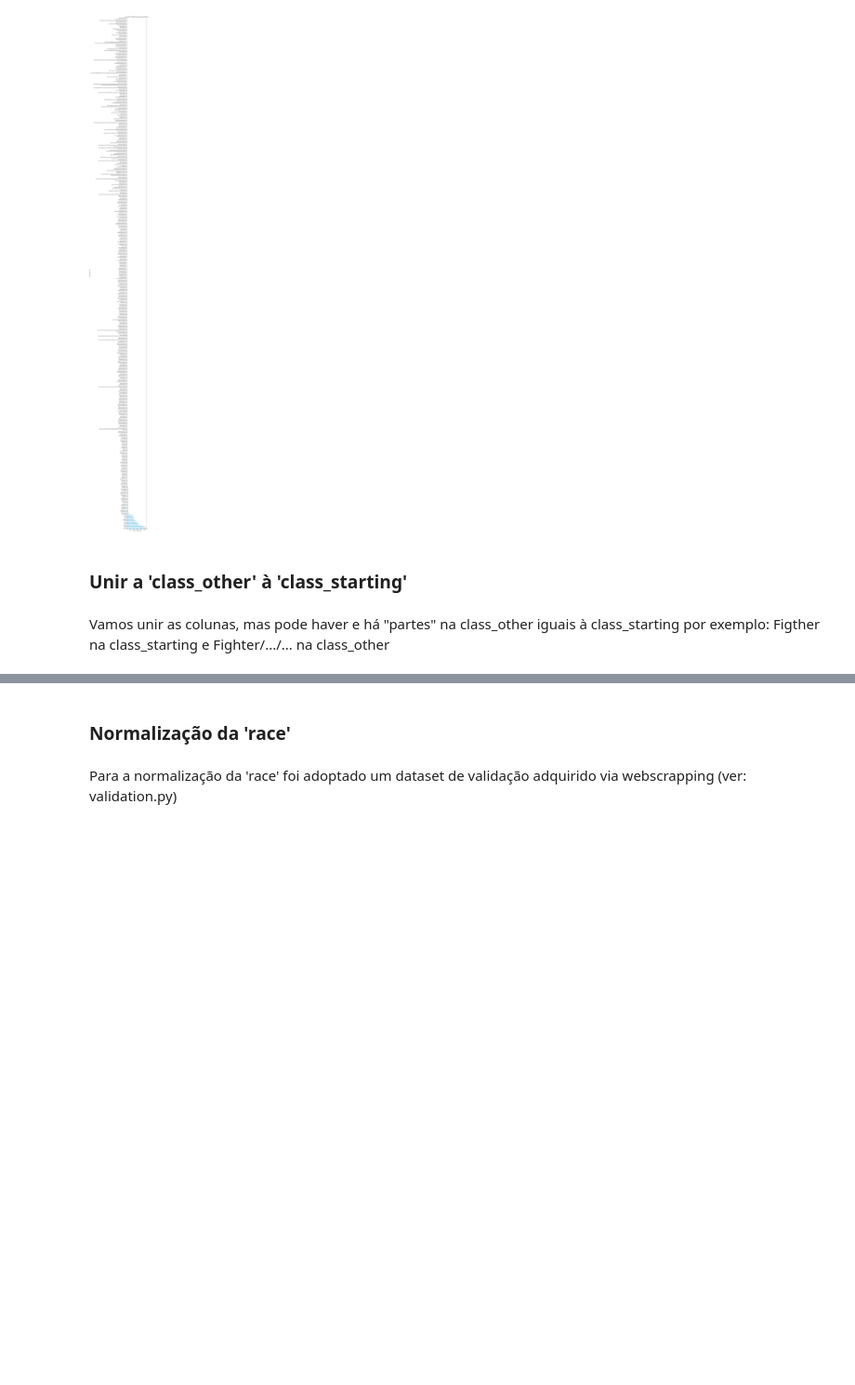
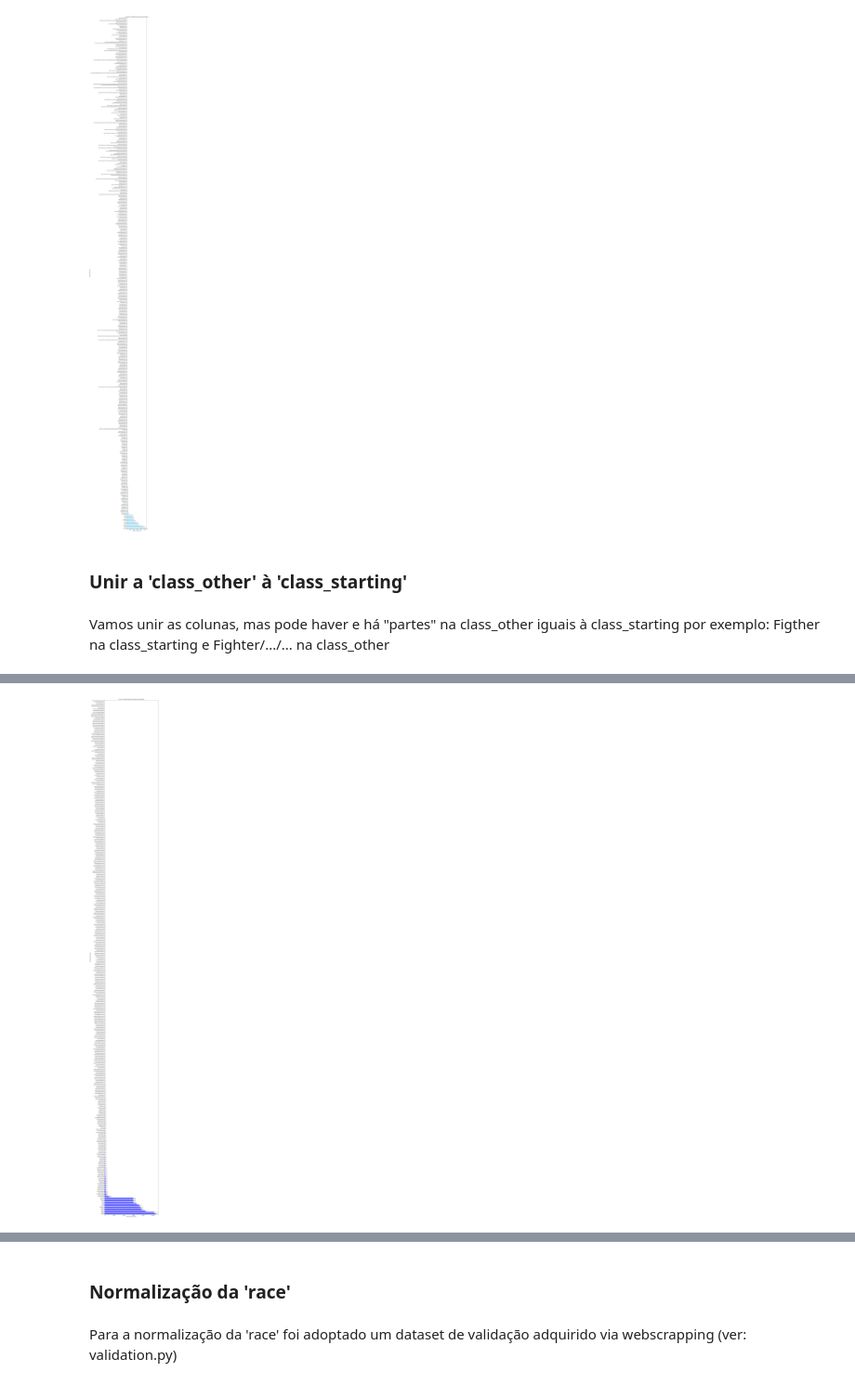
Before and after one commit to william-217/crisp-dm-dnd, a Jupyter notebook: app/data_cleaning_Final.ipynb, the cells around one changed output, grey strips where cells are left out. Shown at 93% size. Cells and saved outputs as stored; diff of their text form; code cells hidden in the pictures; blank space fills up the shorter version.

```diff
--- a/app/data_cleaning_Final.ipynb
+++ b/app/data_cleaning_Final.ipynb
@@ -501,12 +549,12 @@ for i in range(len(df)):
 # %%
-#Juntar as listas numa string e guardar na coluna superclasses
+# #Juntar as listas numa string e guardar na coluna superclasses
 
-superclasses_strings = []
-for classes in superclasses_list:
-    superclasses_strings.append('/'.join(classes))
+# superclasses_strings = []
+# for classes in superclasses_list:
+#     superclasses_strings.append('/'.join(classes))
 
-# Actualizar o dataframe
-df['classes_combined'] = superclasses_strings
+# # Actualizar o dataframe
+# df['classes_combined'] = superclasses_strings
 # %%
 print(df.info())
 # %% [output]
@@ -533,3 +580,19 @@ df = df.drop(columns=['class_starting', 'class_other'])
+# %%
+plt.figure(figsize=(12, max(6, int(len(df['classes'].value_counts())/4))))
+ax = df['classes'].value_counts().plot(kind='barh', color='blue')
+plt.title('classes - Distribuição das Classes após normalização')
+plt.xlabel('Número de Personagens')
+plt.ylabel('Combinação de Classes')
+plt.tight_layout()
+
+# Adicionar o número exato ao lado de cada barra
+for p in ax.patches:
+    ax.annotate(str(int(p.get_width())), (p.get_width(), p.get_y() + p.get_height() / 2),
+                ha='left', va='center', fontsize=9, color='black')
+
+plt.show()
+# %% [output]
+[figure, added]
 # %%
 print(df.info())
 print(df.head())
```
Also changed, not shown: parts of 32 cells of this notebook, 6 other files.
